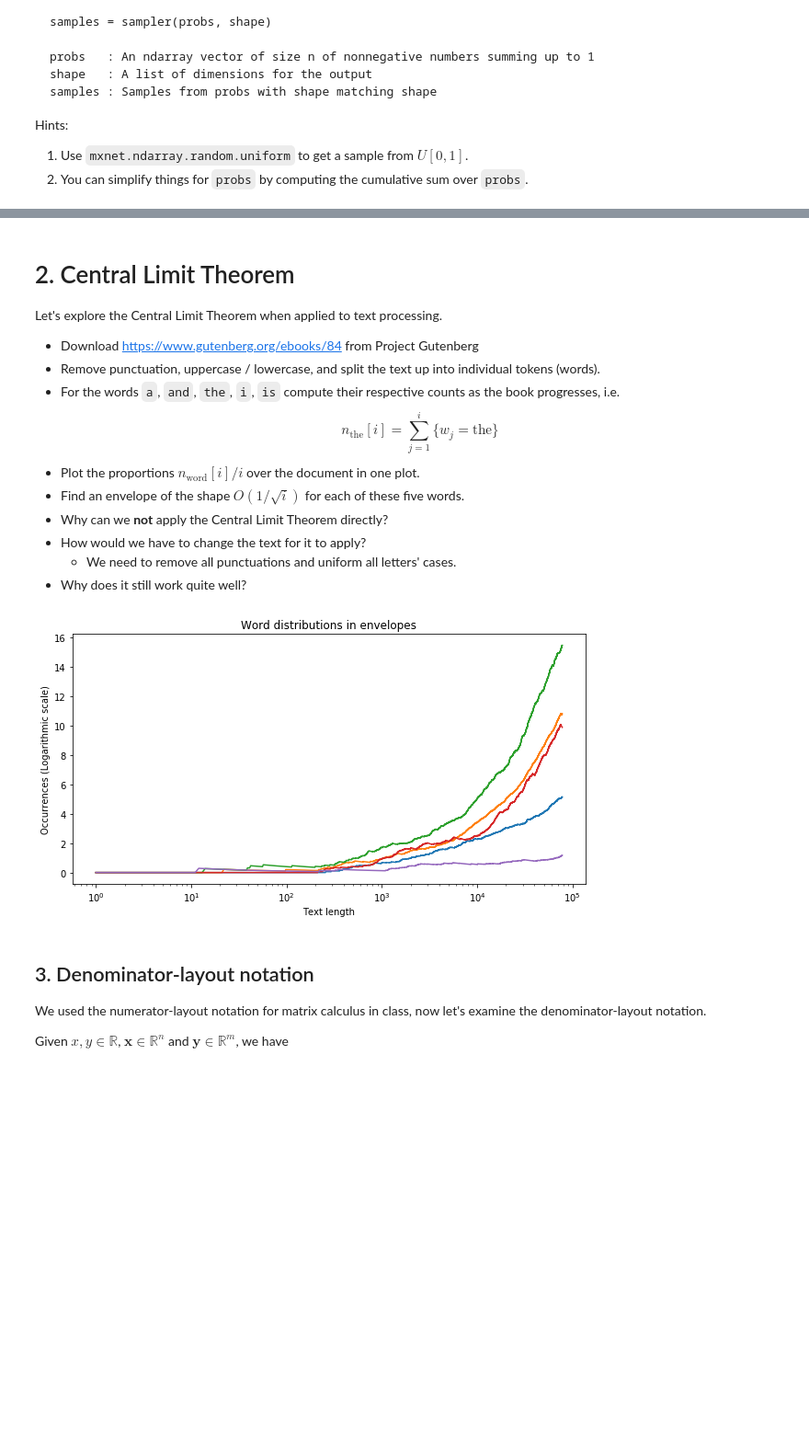
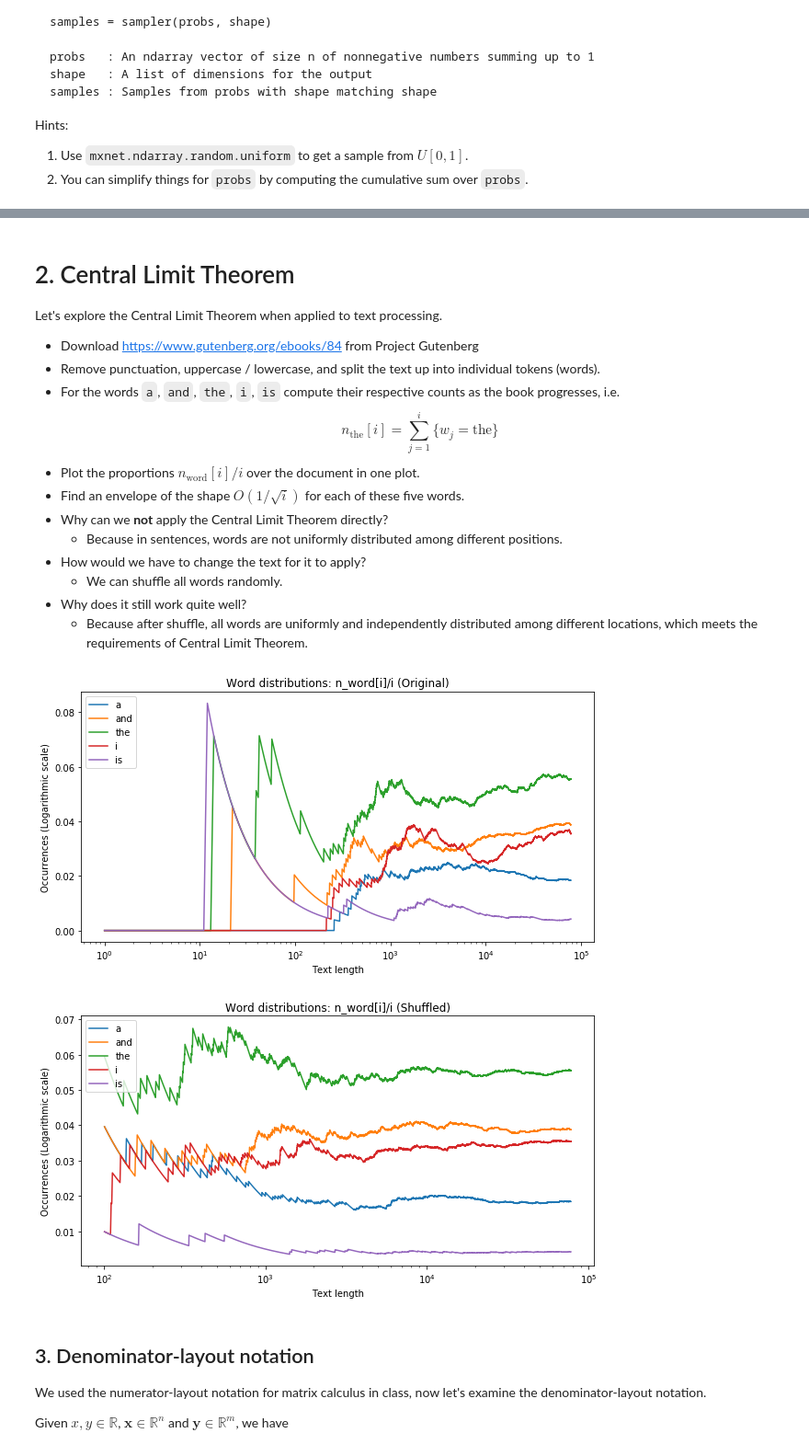
Before and after one commit to zhiming-xu/STAT157, a Jupyter notebook: homework2.ipynb, the cells around one changed output, grey strips where cells are left out. Shown at 92% size. Drawn from its saved outputs; the diff is of its cells as text; code cells hidden in the pictures; blank space fills up the shorter version.

```diff
--- a/homework2.ipynb
+++ b/homework2.ipynb
@@ -61,44 +61,64 @@ Let's explore the Central Limit Theorem when applied to text processing.
 * Plot the proportions $n_\mathrm{word}[i] / i$ over the document in one plot.
 * Find an envelope of the shape $O(1/\sqrt{i})$ for each of these five words.
 * Why can we **not** apply the Central Limit Theorem directly?
+    - Because in sentences, words are not uniformly distributed among different positions.
 * How would we have to change the text for it to apply?
-    - We need to remove all punctuations and uniform all letters' cases.
+    - We can shuffle all words randomly.
 * Why does it still work quite well?
+    - Because after shuffle, all words are uniformly and independently distributed among different locations, which meets the requirements of Central Limit Theorem.
 # %%
 import re
 import string
 import matplotlib.pyplot as plt
 import numpy as np
+from random import shuffle
 filename = gluon.utils.download('https://www.gutenberg.org/files/84/84-0.txt')
 with open(filename, encoding='utf-8') as f:
     book = f.read()
 tokens=['a', 'and', 'the', 'i', 'is']
 book=book.lower()
 exclude = set(string.punctuation)
 book=''.join(ch for ch in book if ch not in exclude)
 word_list=book.split()
 list_len=len(word_list)
 word_count=np.zeros(shape=(list_len, len(tokens)))
 for i in range(list_len):
     for j in range(len(tokens)):
         if tokens[j]==word_list[i]:
             word_count[i, j]=word_count[i-1, j]+1
         else:
             word_count[i, j]=word_count[i-1, j]
 # print(word_count[0:100])
 x=np.arange(1, list_len+1)
 plt.figure(figsize=(10, 5))
-plt.semilogx(x, word_count[:,0]/np.sqrt(x), label='a')
-plt.semilogx(x, word_count[:,1]/np.sqrt(x), label='and')
-plt.semilogx(x, word_count[:,2]/np.sqrt(x), label='the')
-plt.semilogx(x, word_count[:,3]/np.sqrt(x), label='i')
-plt.semilogx(x, word_count[:,4]/np.sqrt(x), label='is')
-plt.title('Word distributions in envelopes')
+for i in range(len(tokens)):
+    plt.semilogx(x, word_count[:,i]/x, label=tokens[i])
+plt.title('Word distributions: n_word[i]/i (Original)')
 plt.xlabel('Text length')
 plt.ylabel('Occurrences (Logarithmic scale)')
+plt.legend(loc='upper left')
 plt.show()
+
+# shuffle words in word_list
+shuffle(word_list)
+word_count=np.zeros(shape=(list_len, len(tokens)))
+for i in range(list_len):
+    for j in range(len(tokens)):
+        if tokens[j]==word_list[i]:
+            word_count[i, j]=word_count[i-1, j]+1
+        else:
+            word_count[i, j]=word_count[i-1, j]
+plt.figure(figsize=(10, 5))
+for i in range(len(tokens)):
+    plt.semilogx(x[100:], word_count[100:,i]/x[100:], label=tokens[i])
+plt.title('Word distributions: n_word[i]/i (Shuffled)')
+plt.xlabel('Text length')
+plt.ylabel('Occurrences (Logarithmic scale)')
+plt.legend(loc='upper left')
+plt.show()
 # %% [output]
-[figure, old version]
+[figure, new version]
+[figure, added]
 # %% [markdown]
 ## 3. Denominator-layout notation
 
```
Also changed, not shown: parts of 1 cell of this notebook.
